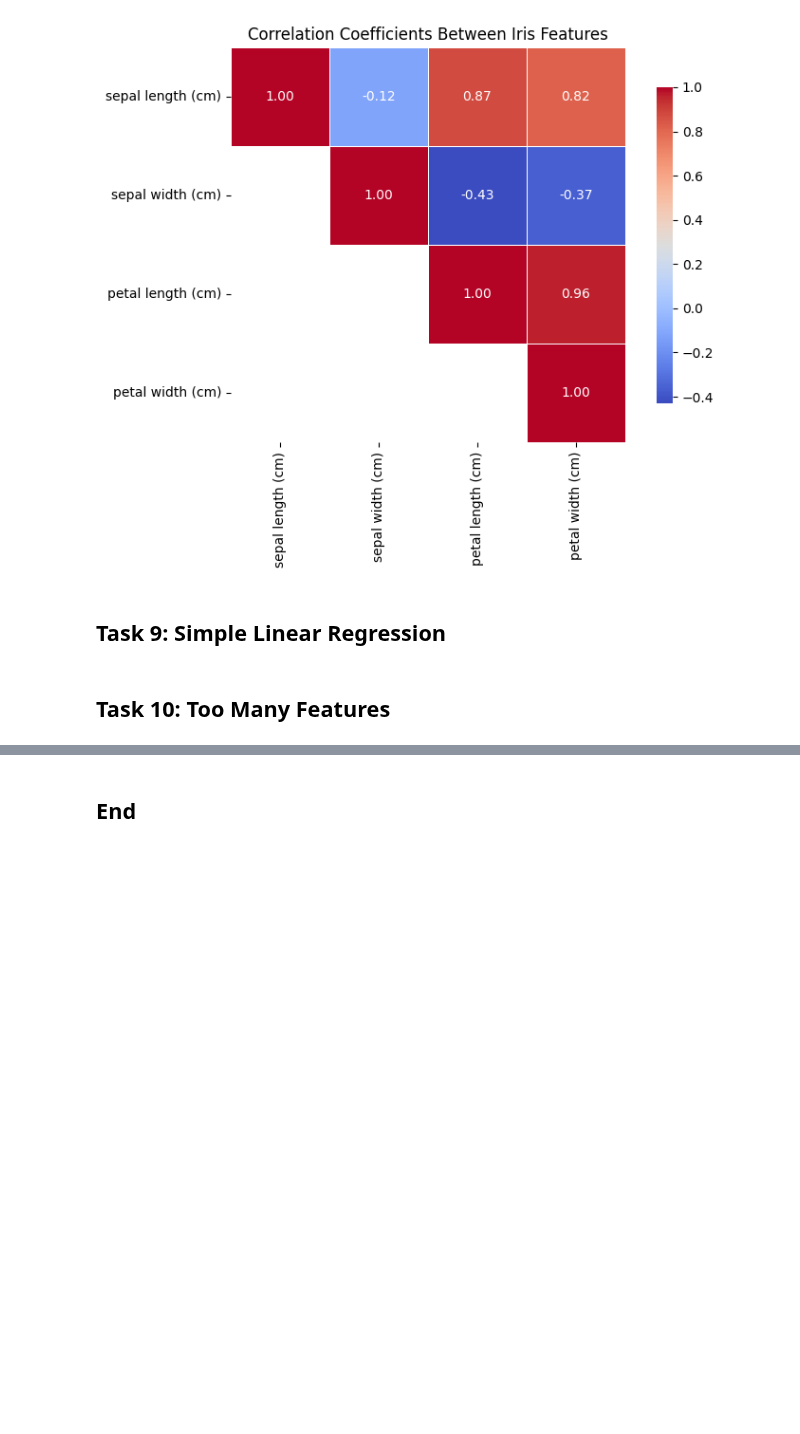
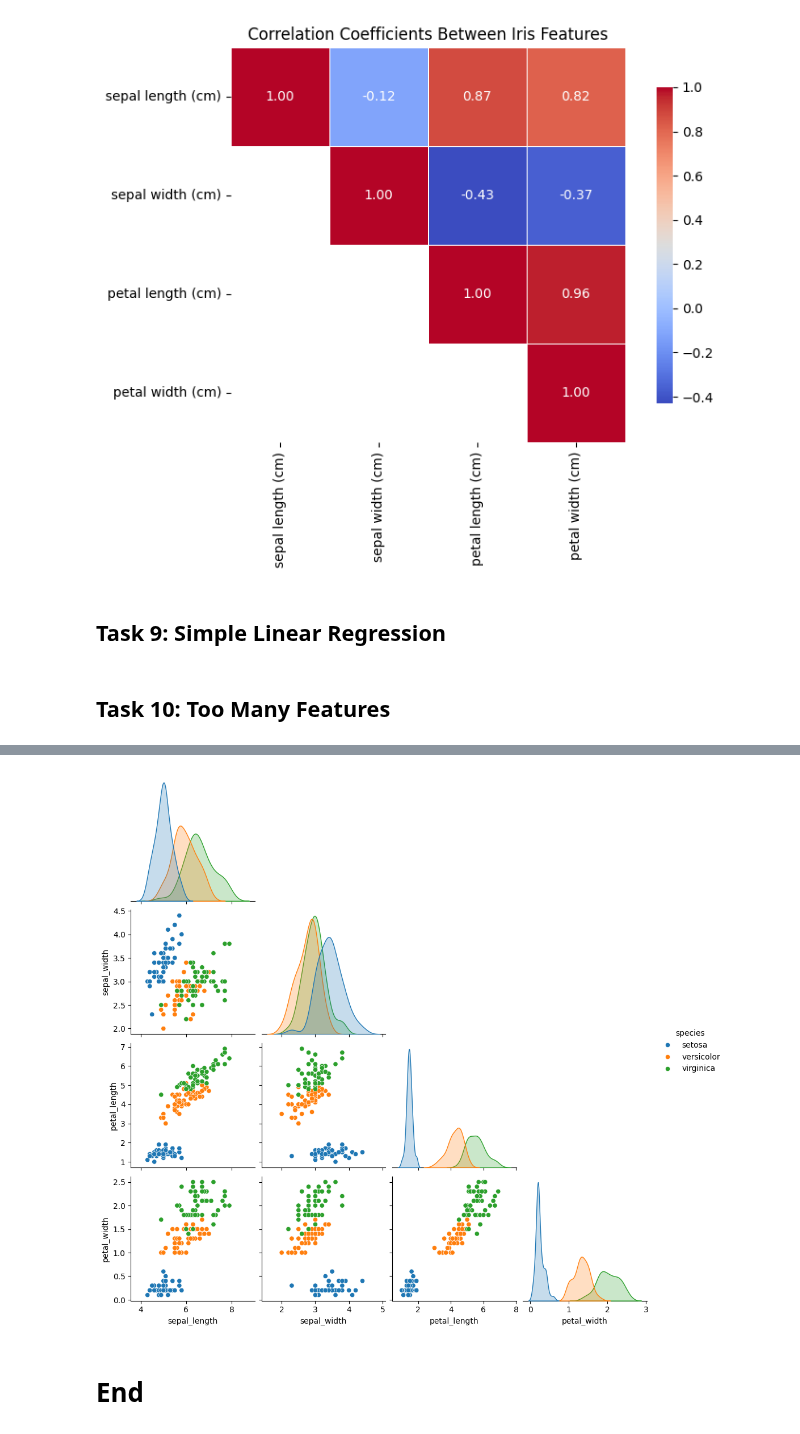
Before and after one commit to monkj24/principles_of_data_analytics, a Jupyter notebook: tasks.ipynb, the cells around one changed output, grey strips where cells are left out. Cells and saved outputs as stored; diff of their text form; code cells hidden in the pictures; blank space fills up the shorter version.

```diff
--- a/tasks.ipynb
+++ b/tasks.ipynb
@@ -568,0 +586,13 @@ plt.show()
+# %%
+import seaborn as sns
+import matplotlib.pyplot as plt
+
+# Load the iris dataset
+iris = sns.load_dataset("iris")
+
+# Create a pairplot
+sns.pairplot(iris, hue="species", corner=True)  # hue="species" parameter colors the data points by species
+                                                # corner=True omits the upper triangle in order to eliminates on repetition.
+plt.show()
+# %% [output]
+[figure, added]
@@ -569,2 +603,2 @@ plt.show()
 # %% [markdown]
-## End
+# End
```
Also changed, not shown: parts of 6 cells of this notebook, 1 other file.
